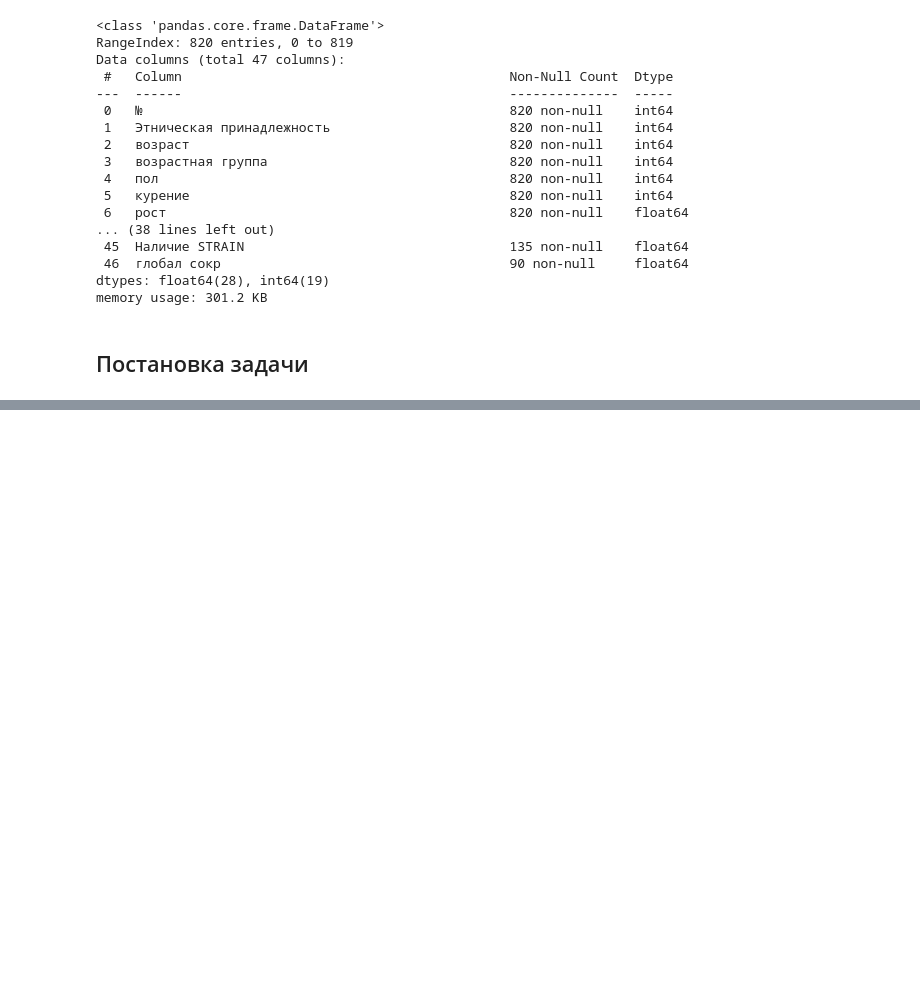
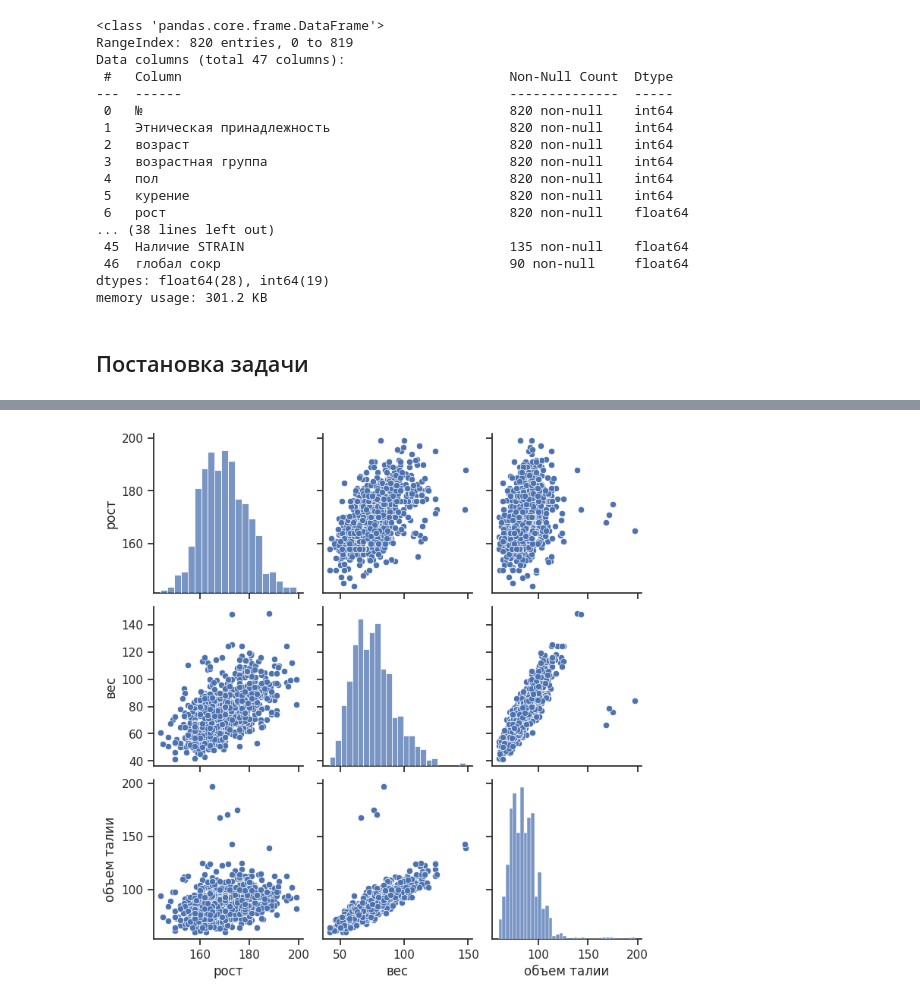
Before and after one commit to ber-pro/MIAT, a Jupyter notebook: MIAD.ipynb, the cells around one changed output, grey strips where cells are left out. Saved outputs shown, nothing was run; the diff lists cells and outputs as text; code cells hidden in the pictures; blank space fills up the shorter version.

```diff
--- a/MIAD.ipynb
+++ b/MIAD.ipynb
@@ -133,0 +188,7 @@ df.drop(["глобал сокр", "Наличие STRAIN", "ДДЛЖ", "сред
+# %%
+df1 = df[['рост', 'вес', 'объем талии']]
+sns.set(style='ticks')
+sns.pairplot(df1, diag_kind='hist')
+plt.show()
+# %% [output]
+[figure, added]
```
Also changed, not shown: parts of 25 cells of this notebook.
